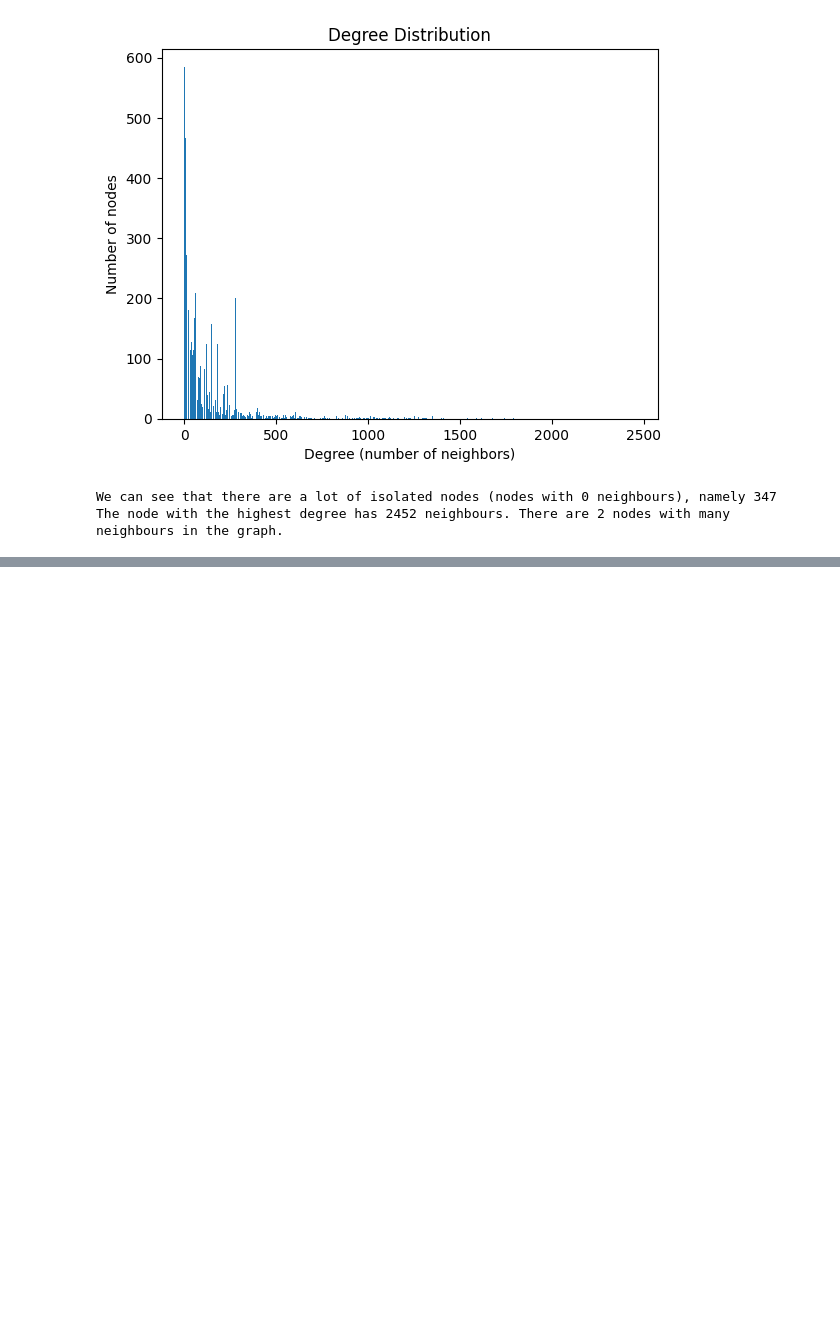
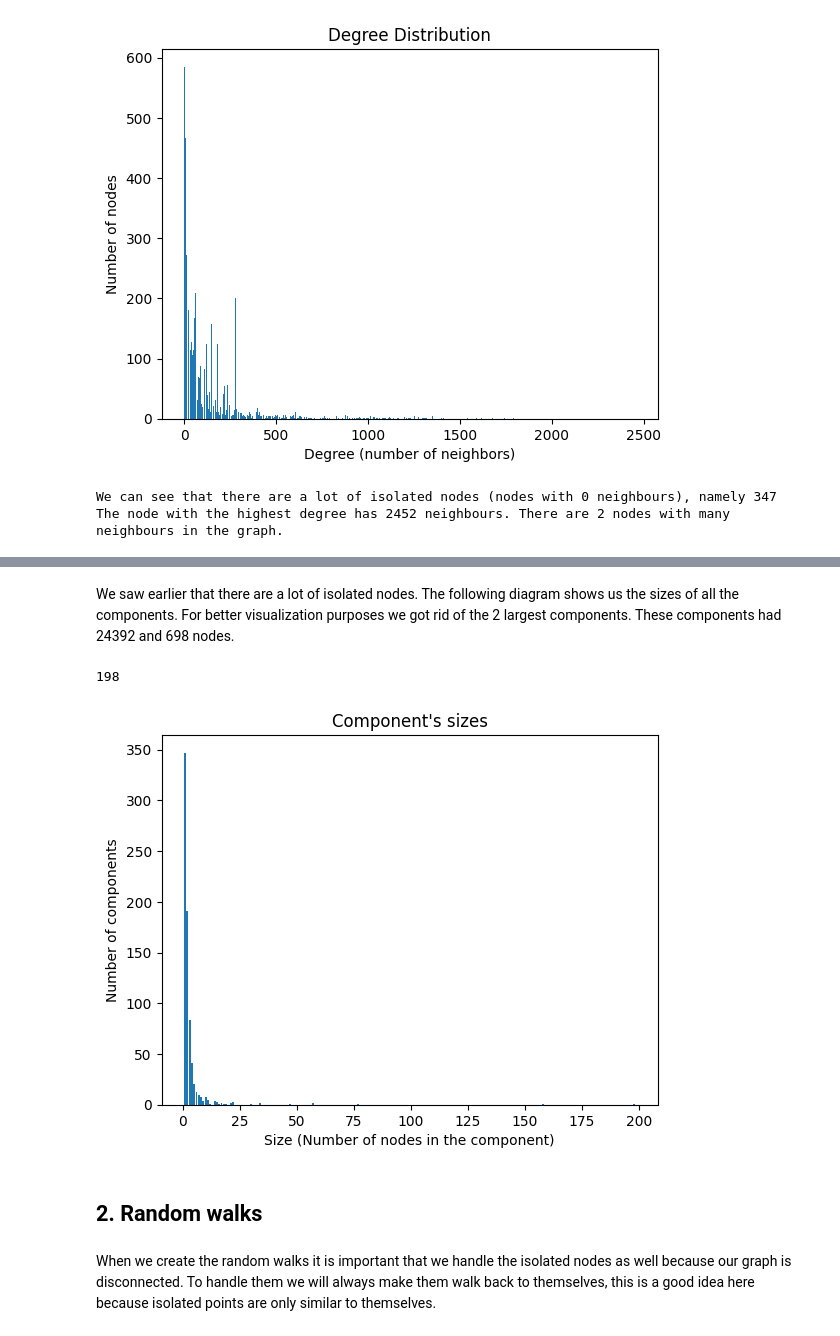
Before and after one commit to aqzandt/bigdata_fp, a Jupyter notebook: data_mining_2/pipeline.ipynb, the cells around one changed output, grey strips where cells are left out. Drawn from its saved outputs; the diff is of its cells as text; code cells hidden in the pictures; blank space fills up the shorter version.

Commit message:
done with both spectral embeddings and random walks, only knn classification is left

```diff
--- a/data_mining_2/pipeline.ipynb
+++ b/data_mining_2/pipeline.ipynb
@@ -124,0 +149,6 @@ The node with the highest degree has 2452 neighbours. There are 2 nodes with man
+# %%
+embeddings = []
+dim = 80
+for component in nx.connected_components(medium_graph):
+    subgraph = medium_graph.subgraph(component)
+    embeddings.append(compute_spectral_embeddings(subgraph, dim))
@@ -124,0 +194,33 @@ The node with the highest degree has 2452 neighbours. There are 2 nodes with man
+# %% [markdown]
+We saw earlier that there are a lot of isolated nodes. The following diagram shows us the sizes of all the components. For better visualization purposes we got rid of the 2 largest components. These components had 24392 and 698 nodes.
+# %%
+component_count = {}
+maxi = 0
+for emb in embeddings:
+    size = emb.shape[0]
+    if(size > 697):
+        continue
+    maxi = max(maxi, size)
+    if size not in component_count:
+        component_count[size] = 1
+    else:
+        component_count[size] += 1
+#print(degree_counts)
+
+print(maxi)
+
+component_size = list(component_count.keys())
+counts = list(component_count.values())
+
+pyplot.bar(component_size, counts)
+pyplot.xlabel('Size (Number of nodes in the component)')
+pyplot.ylabel('Number of components')
+pyplot.title('Component\'s sizes')
+pyplot.show()
+# %% [output]
+198
+[figure, added]
+# %% [markdown]
+## 2. Random walks
+# %% [markdown]
+When we create the random walks it is important that we handle the isolated nodes as well because our graph is disconnected. To handle them we will always make them walk back to themselves, this is a good idea here because isolated points are only similar to themselves.
```
Also changed, not shown: parts of 14 cells of this notebook.
